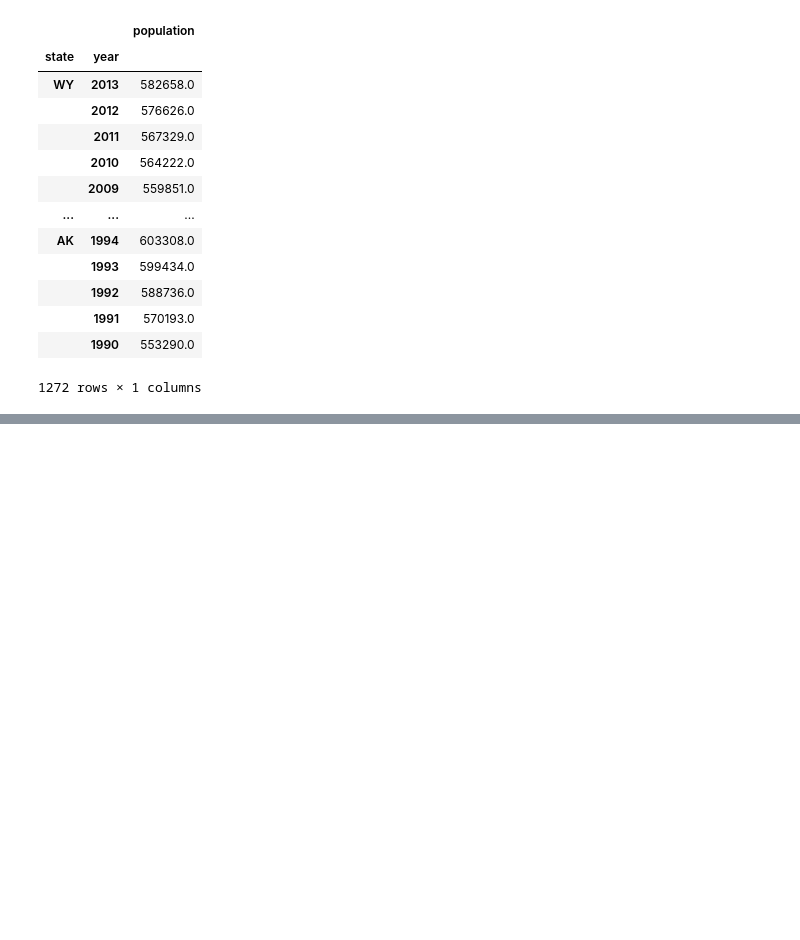
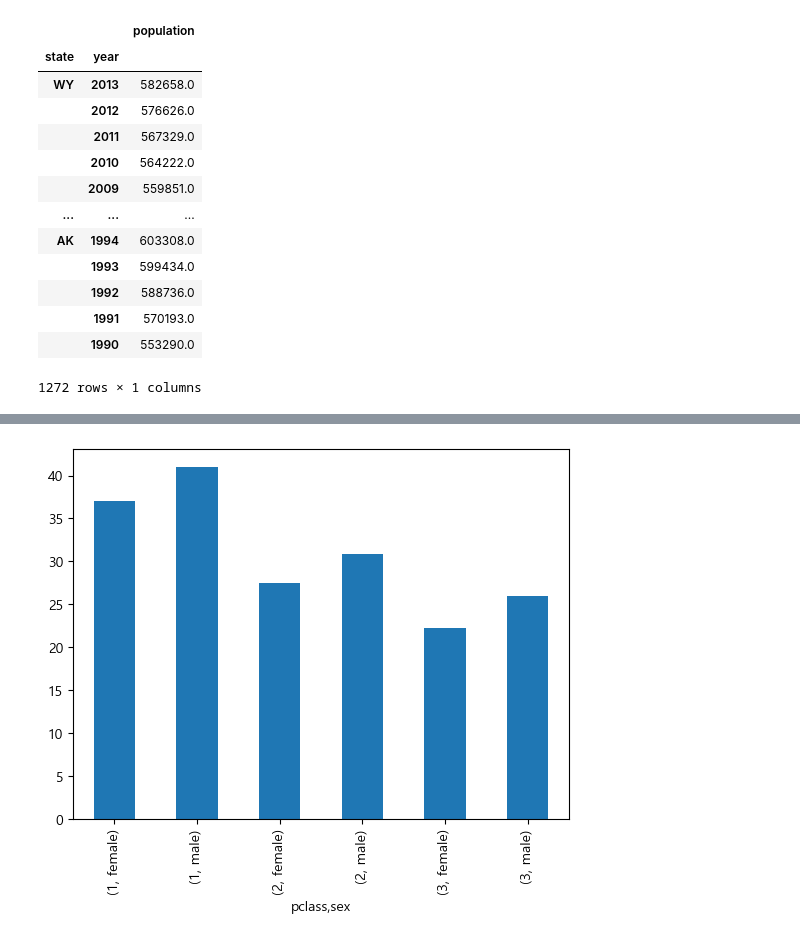
Before and after one commit to minseok06/python, a Jupyter notebook: 18강.ipynb, the cells around one changed output, grey strips where cells are left out. Drawn from its saved outputs; the diff is of its cells as text; code cells hidden in the pictures; blank space fills up the shorter version.

```diff
--- a/18강.ipynb
+++ b/18강.ipynb
@@ -218,0 +450,7 @@ plt.legend()
+# %%
+titanic = pd.read_csv('data/titanic.csv')
+titanic['age'] = titanic['age'].replace(['?'],[None]).astype('float')
+titanic['fare'] = titanic['fare'].replace(['?'],[None]).astype('float')
+
+titanic.groupby('sex').agg({'age':['min','max','mean'],'fare':['min','max','mean'],
+                           'survived':['mean']})
@@ -218,0 +463,5 @@ plt.legend()
+# %%
+titanic.groupby(['pclass','sex'])['age'].mean().plot(kind='bar')
+plt.show()
+# %% [output]
+[figure, added]
```
Also changed, not shown: parts of 31 cells of this notebook.
